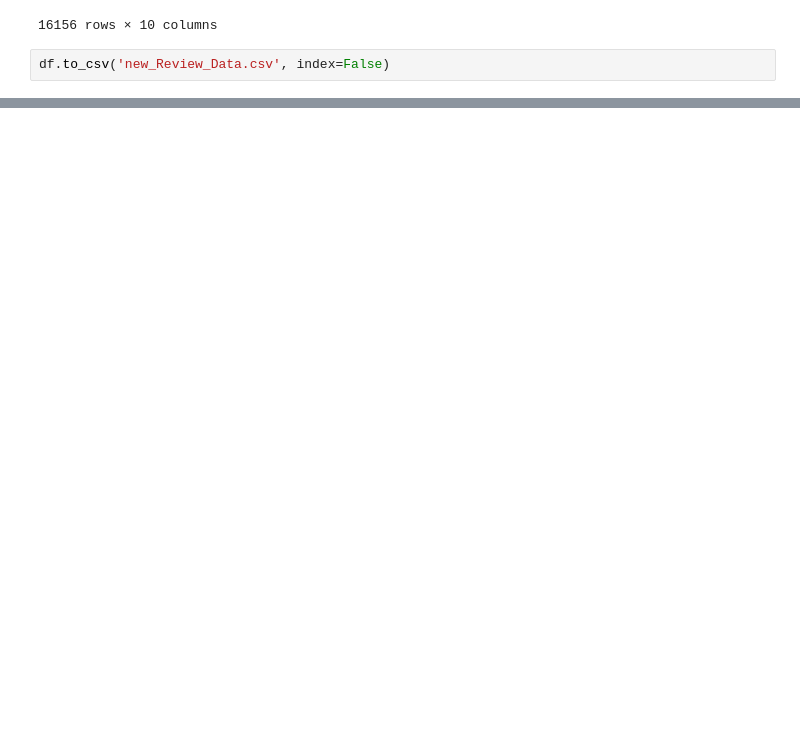
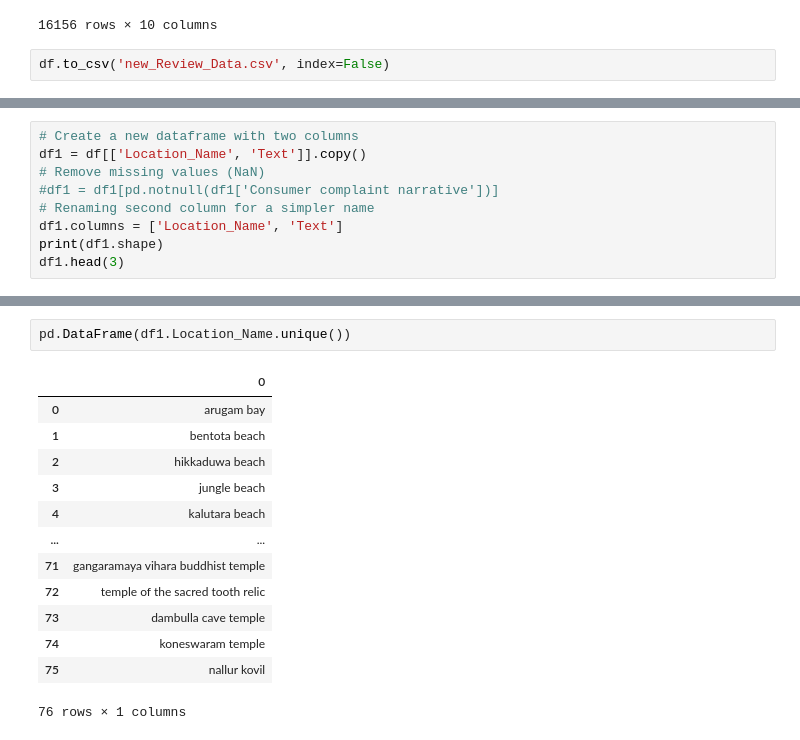
Before and after one commit to Tharusha02/TravelEz---Tourist-Destination-Recommendation-System, a Jupyter notebook: Dsgp.ipynb, the cells around one changed output, grey strips where cells are left out. Cells and saved outputs as stored; diff of their text form; blank space fills up the shorter version.

```diff
--- a/Dsgp.ipynb
+++ b/Dsgp.ipynb
@@ -173,0 +226,9 @@ df.to_csv('new_Review_Data.csv', index=False)
+# %%
+# Create a new dataframe with two columns
+df1 = df[['Location_Name', 'Text']].copy()
+# Remove missing values (NaN)
+#df1 = df1[pd.notnull(df1['Consumer complaint narrative'])]
+# Renaming second column for a simpler name
+df1.columns = ['Location_Name', 'Text']
+print(df1.shape)
+df1.head(3)
@@ -173,0 +250,16 @@ df.to_csv('new_Review_Data.csv', index=False)
+# %%
+pd.DataFrame(df1.Location_Name.unique())
+# %% [output]
+|  | 0 |
+| 0 | arugam bay |
+| 1 | bentota beach |
+| 2 | hikkaduwa beach |
+| 3 | jungle beach |
+| 4 | kalutara beach |
+| ... | ... |
+| 71 | gangaramaya vihara buddhist temple |
+| 72 | temple of the sacred tooth relic |
+| 73 | dambulla cave temple |
+| 74 | koneswaram temple |
+| 75 | nallur kovil |
+76 rows × 1 columns
```
Also changed, not shown: parts of 35 cells of this notebook.
